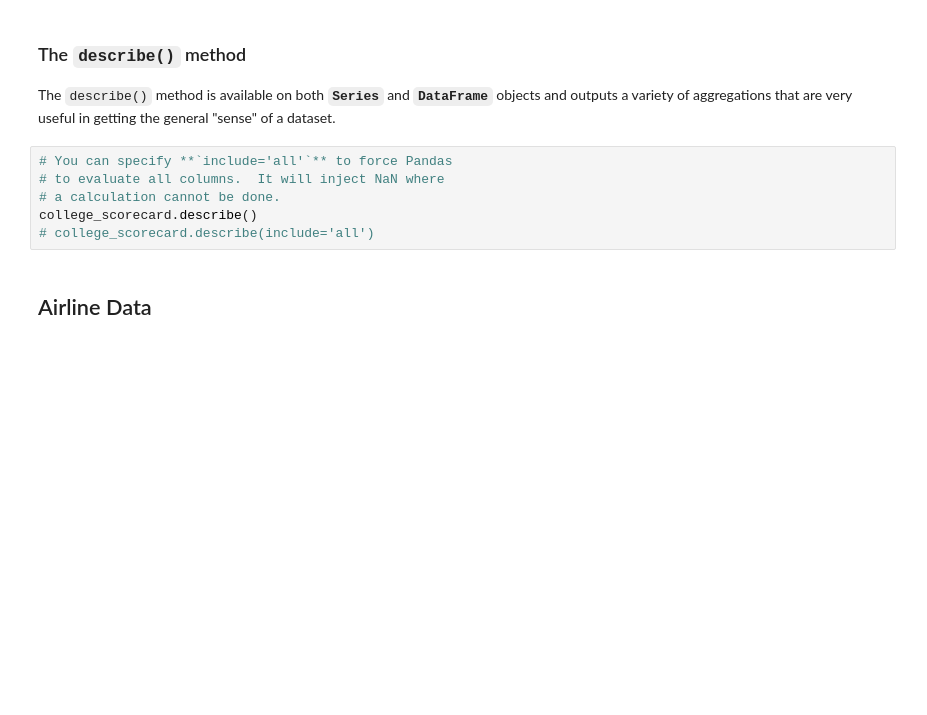
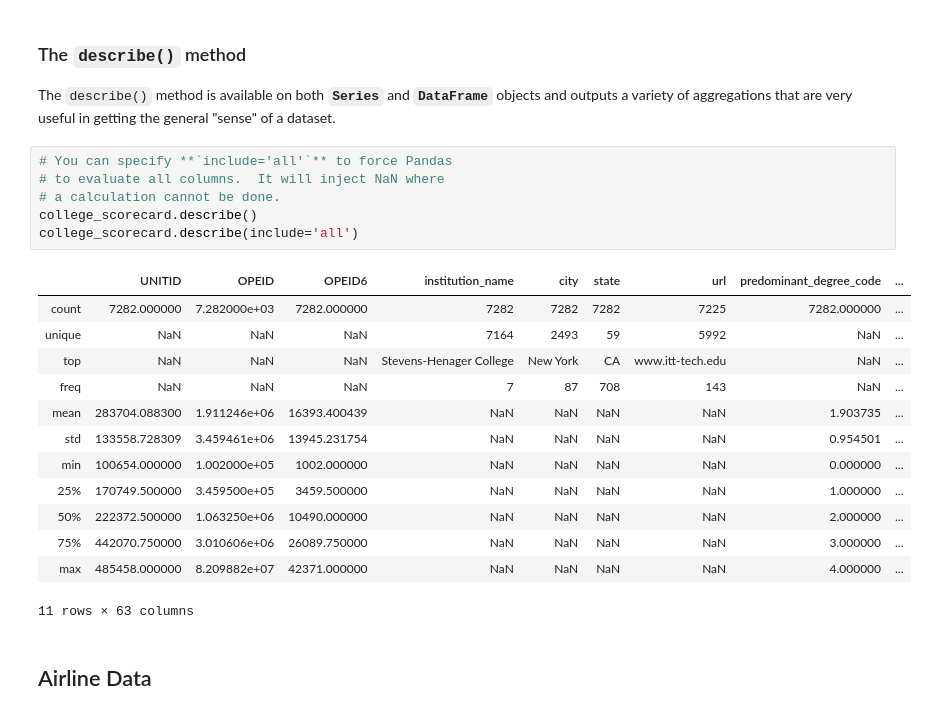
Before and after one commit to jarp/SP22-ITAO, a Jupyter notebook: Class_13_Pandas_GroupBy.ipynb, the cells around one changed output. Drawn from its saved outputs; the diff is of its cells as text; blank space fills up the shorter version.

```diff
--- a/Class_13_Pandas_GroupBy.ipynb
+++ b/Class_13_Pandas_GroupBy.ipynb
@@ -54,9 +113,23 @@ The `describe()` method is available on both **`Series`** and **`DataFrame`** ob
 # %%
 # You can specify **`include='all'`** to force Pandas
 # to evaluate all columns.  It will inject NaN where
 # a calculation cannot be done.
 college_scorecard.describe()
-# college_scorecard.describe(include='all')
+college_scorecard.describe(include='all')
+# %% [output]
+|  | UNITID | OPEID | OPEID6 | institution_name | city | state | url | predominant_degree_code | ... |
+| count | 7282.000000 | 7.282000e+03 | 7282.000000 | 7282 | 7282 | 7282 | 7225 | 7282.000000 | ... |
+| unique | NaN | NaN | NaN | 7164 | 2493 | 59 | 5992 | NaN | ... |
+| top | NaN | NaN | NaN | Stevens-Henager College | New York | CA | www.itt-tech.edu | NaN | ... |
+| freq | NaN | NaN | NaN | 7 | 87 | 708 | 143 | NaN | ... |
+| mean | 283704.088300 | 1.911246e+06 | 16393.400439 | NaN | NaN | NaN | NaN | 1.903735 | ... |
+| std | 133558.728309 | 3.459461e+06 | 13945.231754 | NaN | NaN | NaN | NaN | 0.954501 | ... |
+| min | 100654.000000 | 1.002000e+05 | 1002.000000 | NaN | NaN | NaN | NaN | 0.000000 | ... |
+| 25% | 170749.500000 | 3.459500e+05 | 3459.500000 | NaN | NaN | NaN | NaN | 1.000000 | ... |
+| 50% | 222372.500000 | 1.063250e+06 | 10490.000000 | NaN | NaN | NaN | NaN | 2.000000 | ... |
+| 75% | 442070.750000 | 3.010606e+06 | 26089.750000 | NaN | NaN | NaN | NaN | 3.000000 | ... |
+| max | 485458.000000 | 8.209882e+07 | 42371.000000 | NaN | NaN | NaN | NaN | 4.000000 | ... |
+11 rows × 63 columns
 # %% [markdown]
 ## Airline Data
 # %% [markdown]
```
Also changed, not shown: parts of 31 cells of this notebook.
